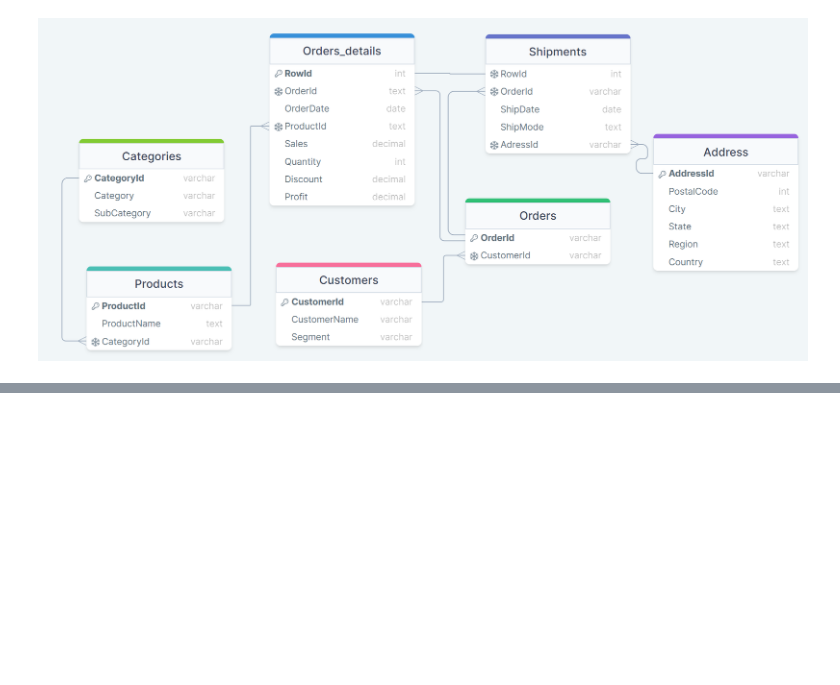
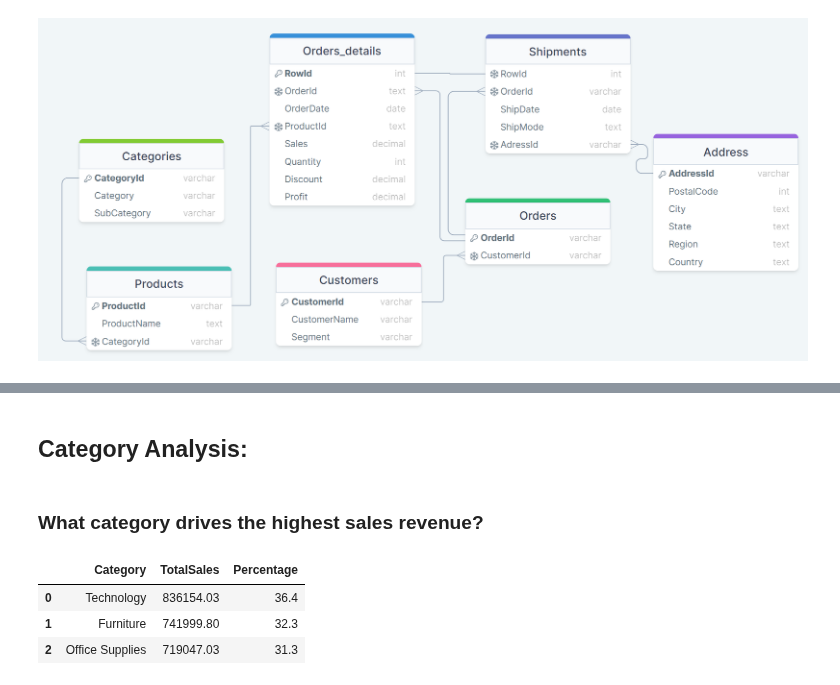
Before and after one commit to Ileeko/E-Commerce_SuperStore, a Jupyter notebook: SuperStore_EDA.ipynb, the cells around one changed output, grey strips where cells are left out. Cells and saved outputs as stored; diff of their text form; code cells hidden in the pictures; blank space fills up the shorter version.

```diff
--- a/SuperStore_EDA.ipynb
+++ b/SuperStore_EDA.ipynb
@@ -52,0 +75,25 @@ We've categorized our investigation into several key areas:
+# %%
+# Display the query in a dataframe
+def sql_to_dataframe(query):
+    """
+    Executes a SQL query on a given database connection and returns the results in the form of a pandas DataFrame.
+
+    Parameters:
+    - query: A string representing the SQL query to be executed.
+
+    Return Value:
+    A pandas DataFrame containing the results of the SQL query.
+
+    Functionality:
+    The function takes a SQL query as input and uses the pd.read_sql() method from the pandas library to execute
+    the query on the provided database connection. It then fetches the results from the database and loads them
+    into a DataFrame. Finally, the DataFrame containing the query results is returned.
+
+    Usage:
+    To use this function, provide it with a valid SQL query as a string. For example:
+        query = "SELECT * FROM your_table_name"
+        result_df = sql_to_dataframe(query)
+    This would execute the specified SQL query on the database connection and store the results in the DataFrame 'result_df'.
+    """
+    df = pd.read_sql(query, connection)
+    return df
@@ -52,0 +164,28 @@ We've categorized our investigation into several key areas:
+# %% [markdown]
+## Category Analysis:
+# %% [markdown]
+### What category drives the highest sales revenue?
+# %%
+category_sales = '''
+                    SELECT c.Category, ROUND(SUM(o.Sales),2)'TotalSales'
+                    FROM Categories AS c
+                    JOIN Products AS p
+                    ON c.CategoryID = p.CategoryId
+                    JOIN Orders_details AS o
+                    ON p.ProductId = o.ProductId
+                    GROUP BY c.Category
+                    ORDER BY
+                        TotalSales DESC;
+                '''
+
+# Dataframe
+df = sql_to_dataframe(category_sales)
+# Add percentage column for each Category
+df['Percentage'] = round((df['TotalSales'] / df['TotalSales'].sum() * 100),2)
+
+df
+# %% [output]
+|  | Category | TotalSales | Percentage |
+| 0 | Technology | 836154.03 | 36.4 |
+| 1 | Furniture | 741999.80 | 32.3 |
+| 2 | Office Supplies | 719047.03 | 31.3 |
```
Also changed, not shown: parts of 21 cells of this notebook.
